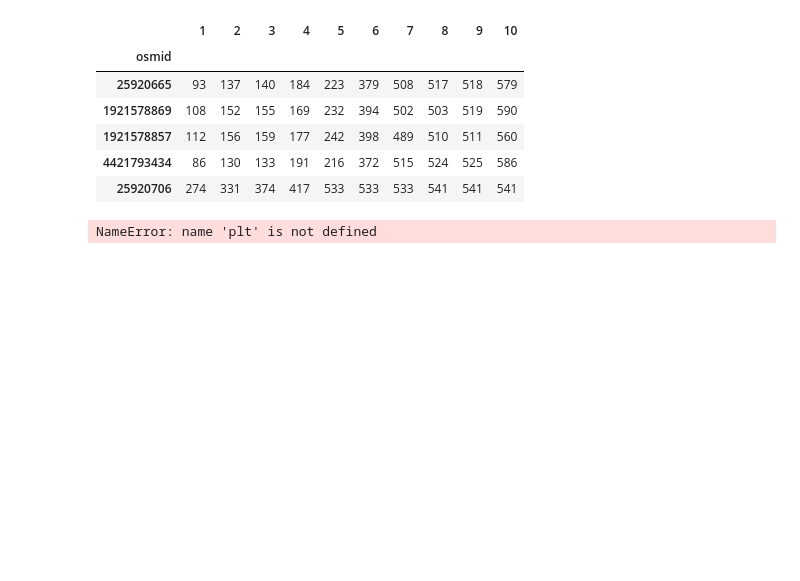
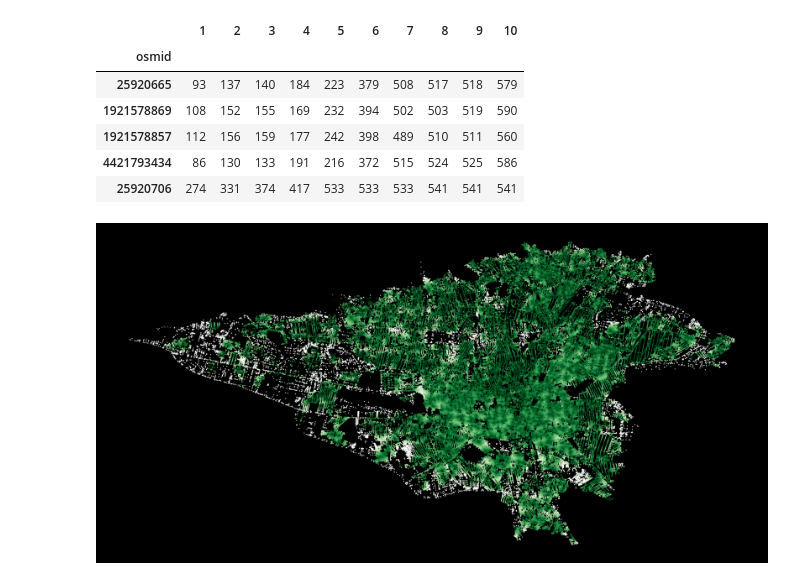
Before and after one commit to babakbadakhshan/urban-network-analysis, a Jupyter notebook: 15mincity.ipynb, the cells around one changed output. Drawn from its saved outputs; the diff is of its cells as text; code cells hidden in the pictures; blank space fills up the shorter version.

```diff
--- a/15mincity.ipynb
+++ b/15mincity.ipynb
@@ -111,29 +111,22 @@ distances.astype(int).head()
 | 4421793434 | 86 | 130 | 133 | 191 | 216 | 372 | 515 | 524 | 525 | 586 |
 | 25920706 | 274 | 331 | 374 | 417 | 533 | 533 | 533 | 541 | 541 | 541 |
 # %%
-# Set text parameters
-COLOR = 'white'
-plt.rcParams['text.color'] = COLOR
-plt.rcParams['axes.labelcolor'] = COLOR
-plt.rcParams['xtick.color'] = COLOR
-plt.rcParams['ytick.color'] = COLOR
-
 # Setup plot
 fig, ax = plt.subplots(figsize=(20,15))
 ax.set_axis_off()
 ax.set_aspect('equal')
 fig.set_facecolor((0,0,0))
 
-# Plot distance to nearest POI
+# Plot distance to nearest everyday errands
 sc = ax.scatter(
     x=nodes['x'],
     y=nodes['y'],
     c=distances[1],
     s=1,
-    cmap='Greens',
+    cmap='Greens_r',
 )
 
 # Remove empty space
 plt.tight_layout()
 # %% [output]
-NameError: name 'plt' is not defined
+[figure, added]
```
